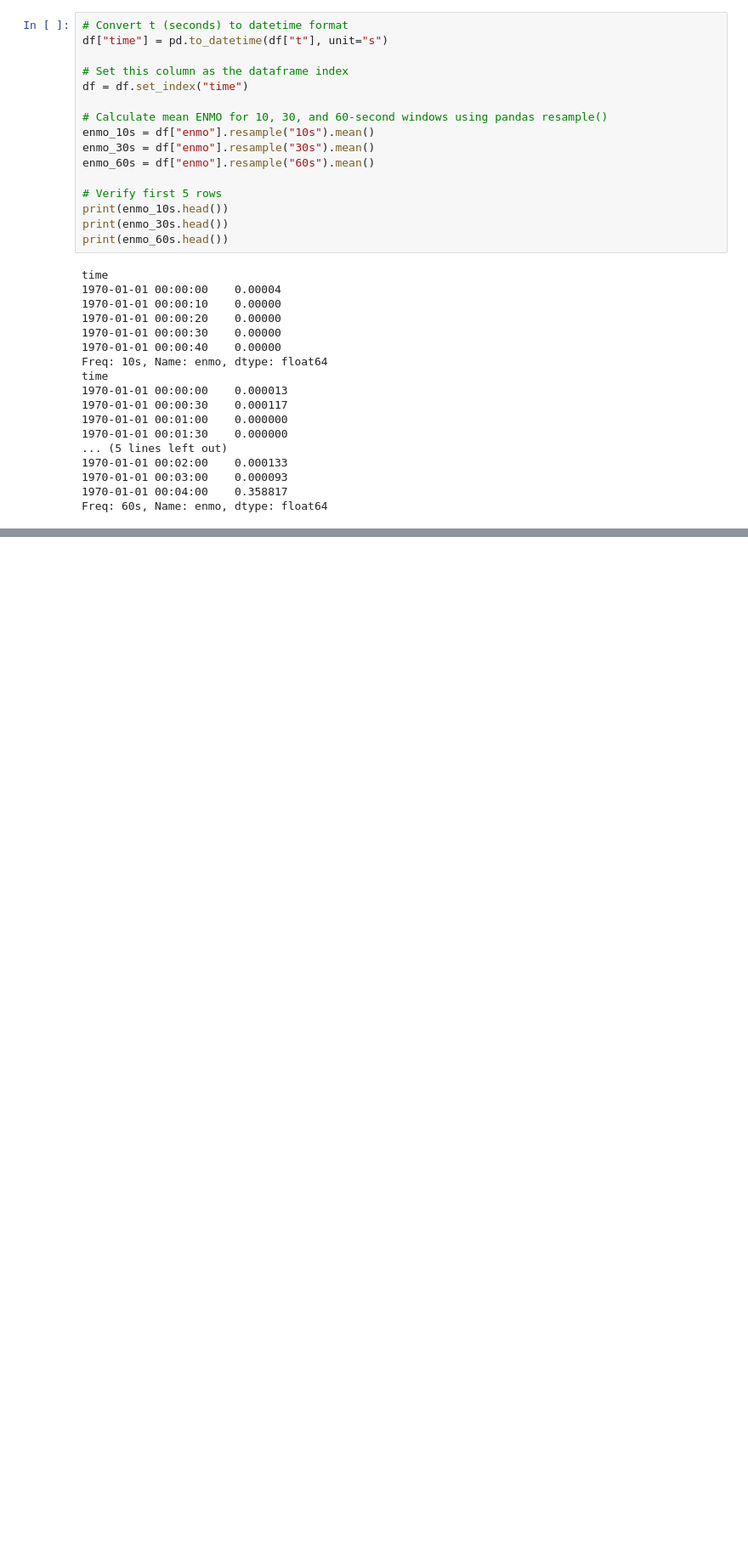
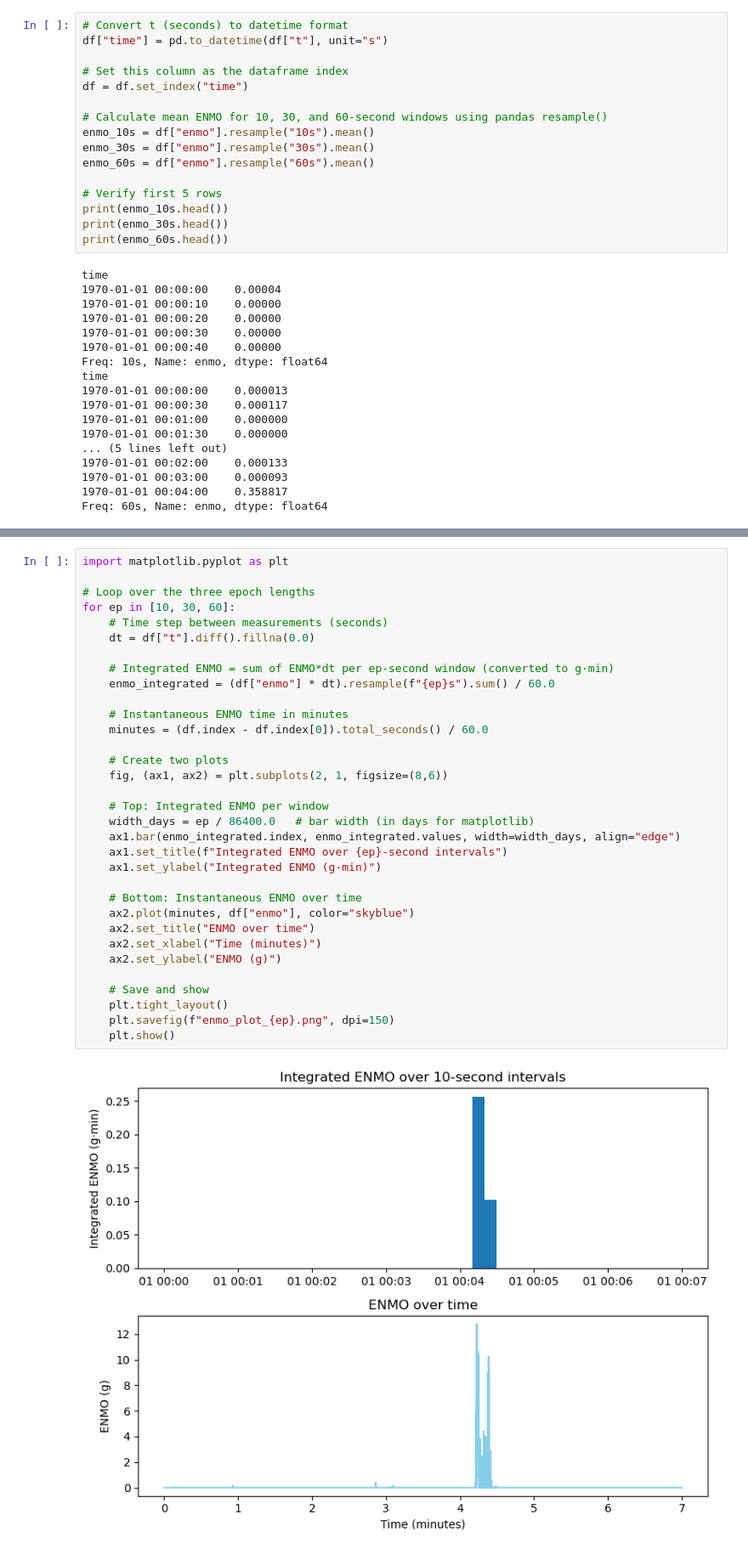
Before and after one commit to Boukhsibiali19/HAH913-ENMO-BoukhsibiAli, a Jupyter notebook: main.ipynb, the cells around one changed output, grey strips where cells are left out. Shown: that part at 85% size. Saved outputs shown, nothing was run; the diff lists cells and outputs as text; blank space fills up the shorter version.

Commit message:
Plot mean and integrated ENMO

```diff
--- a/main.ipynb
+++ b/main.ipynb
@@ -75,0 +96,35 @@ Freq: 60s, Name: enmo, dtype: float64
+# %%
+import matplotlib.pyplot as plt
+
+# Loop over the three epoch lengths
+for ep in [10, 30, 60]:
+    # Time step between measurements (seconds)
+    dt = df["t"].diff().fillna(0.0)
+
+    # Integrated ENMO = sum of ENMO*dt per ep-second window (converted to g·min)
+    enmo_integrated = (df["enmo"] * dt).resample(f"{ep}s").sum() / 60.0
+
+    # Instantaneous ENMO time in minutes
+    minutes = (df.index - df.index[0]).total_seconds() / 60.0
+
+    # Create two plots
+    fig, (ax1, ax2) = plt.subplots(2, 1, figsize=(8,6))
+
+    # Top: Integrated ENMO per window
+    width_days = ep / 86400.0   # bar width (in days for matplotlib)
+    ax1.bar(enmo_integrated.index, enmo_integrated.values, width=width_days, align="edge")
+    ax1.set_title(f"Integrated ENMO over {ep}-second intervals")
+    ax1.set_ylabel("Integrated ENMO (g·min)")
+
+    # Bottom: Instantaneous ENMO over time
+    ax2.plot(minutes, df["enmo"], color="skyblue")
+    ax2.set_title("ENMO over time")
+    ax2.set_xlabel("Time (minutes)")
+    ax2.set_ylabel("ENMO (g)")
+
+    # Save and show
+    plt.tight_layout()
+    plt.savefig(f"enmo_plot_{ep}.png", dpi=150)
+    plt.show()
+# %% [output]
+[figure, added]
```
Also changed, not shown: parts of 2 cells of this notebook.
